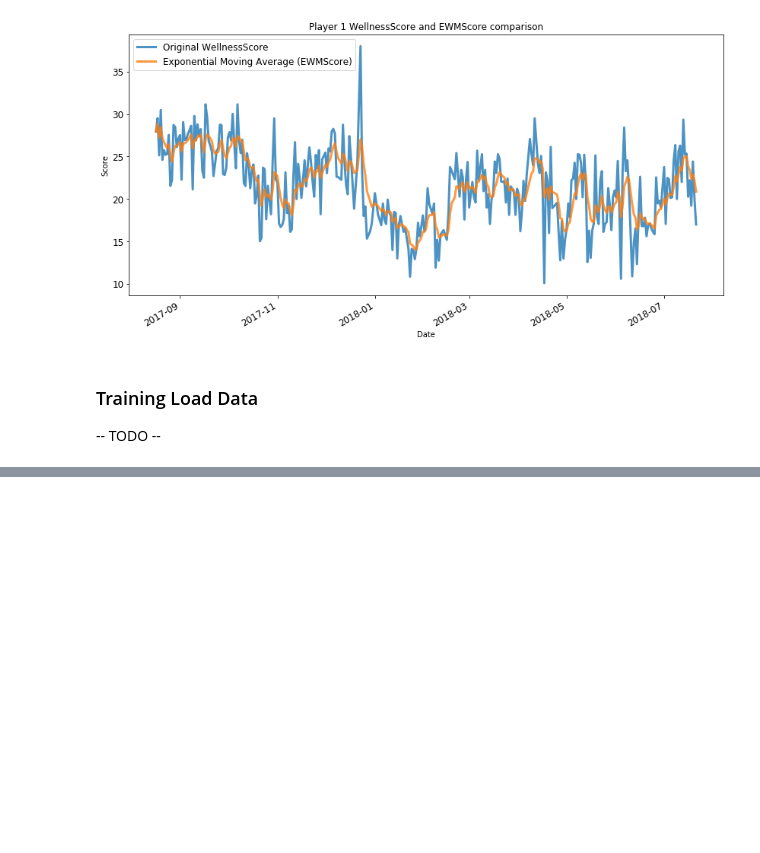
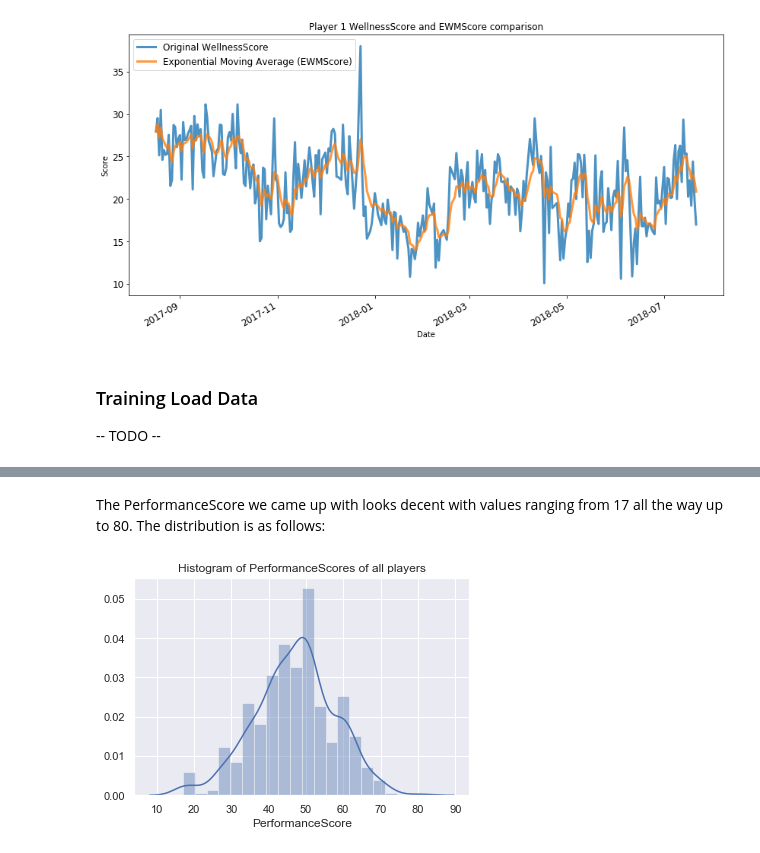
Before and after one commit to Sangha05/sta2453_project1, a Jupyter notebook: Rugby 7s.ipynb, the cells around one changed output, grey strips where cells are left out. Cells and saved outputs as stored; diff of their text form; code cells hidden in the pictures; blank space fills up the shorter version.

Commit message:
PerformanceScore and description

```diff
--- a/Rugby 7s.ipynb
+++ b/Rugby 7s.ipynb
@@ -71,0 +93,9 @@ memory usage: 34.0+ KB
+# %% [markdown]
+The PerformanceScore we came up with looks decent with values ranging from 17 all the way up to 80. The distribution is as follows:
+# %%
+sns.set()
+sns.distplot(performance.PerformanceScore)
+plt.title('Histogram of PerformanceScores of all players')
+plt.show()
+# %% [output]
+[figure, added]
```
Also changed, not shown: parts of 5 cells of this notebook, 1 other file.
